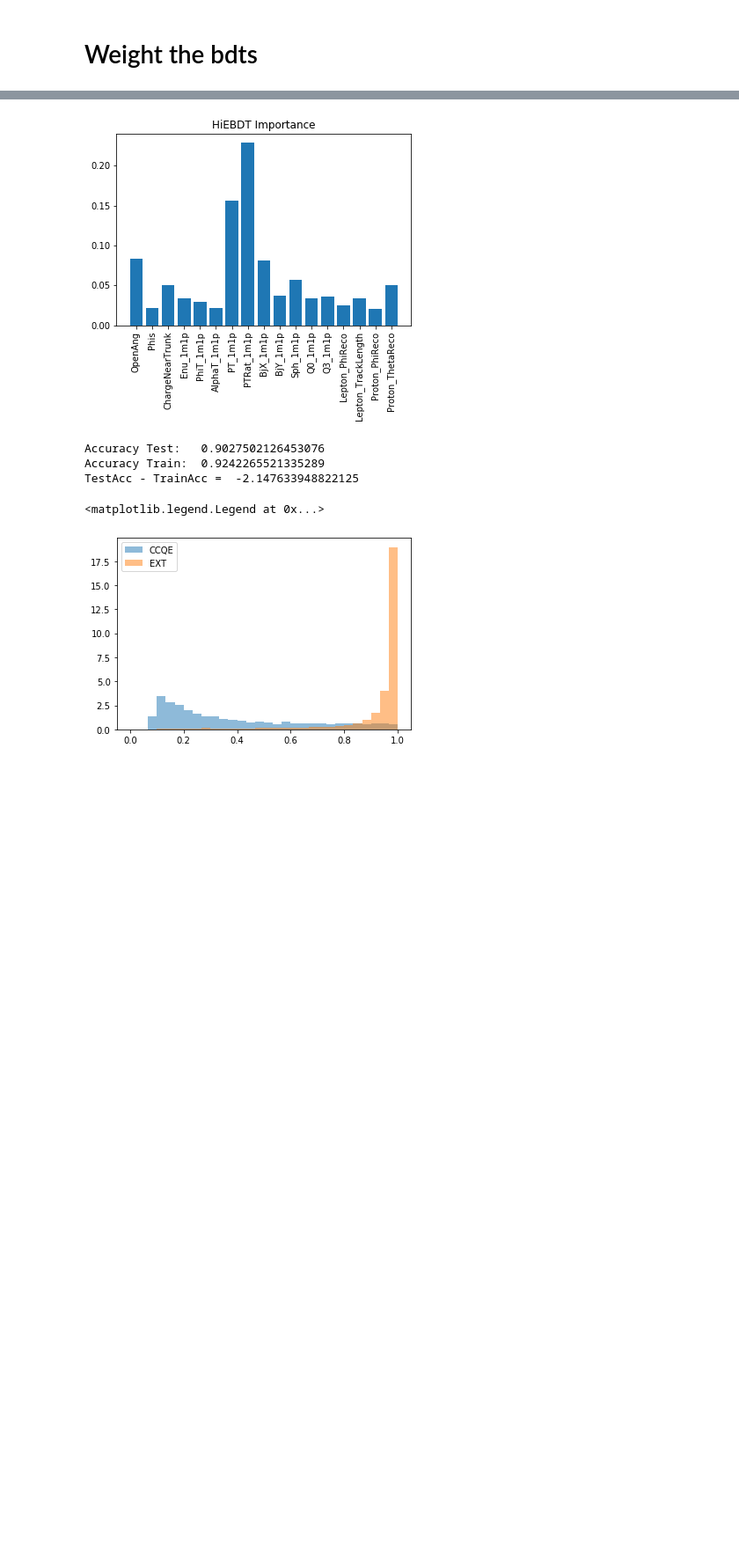
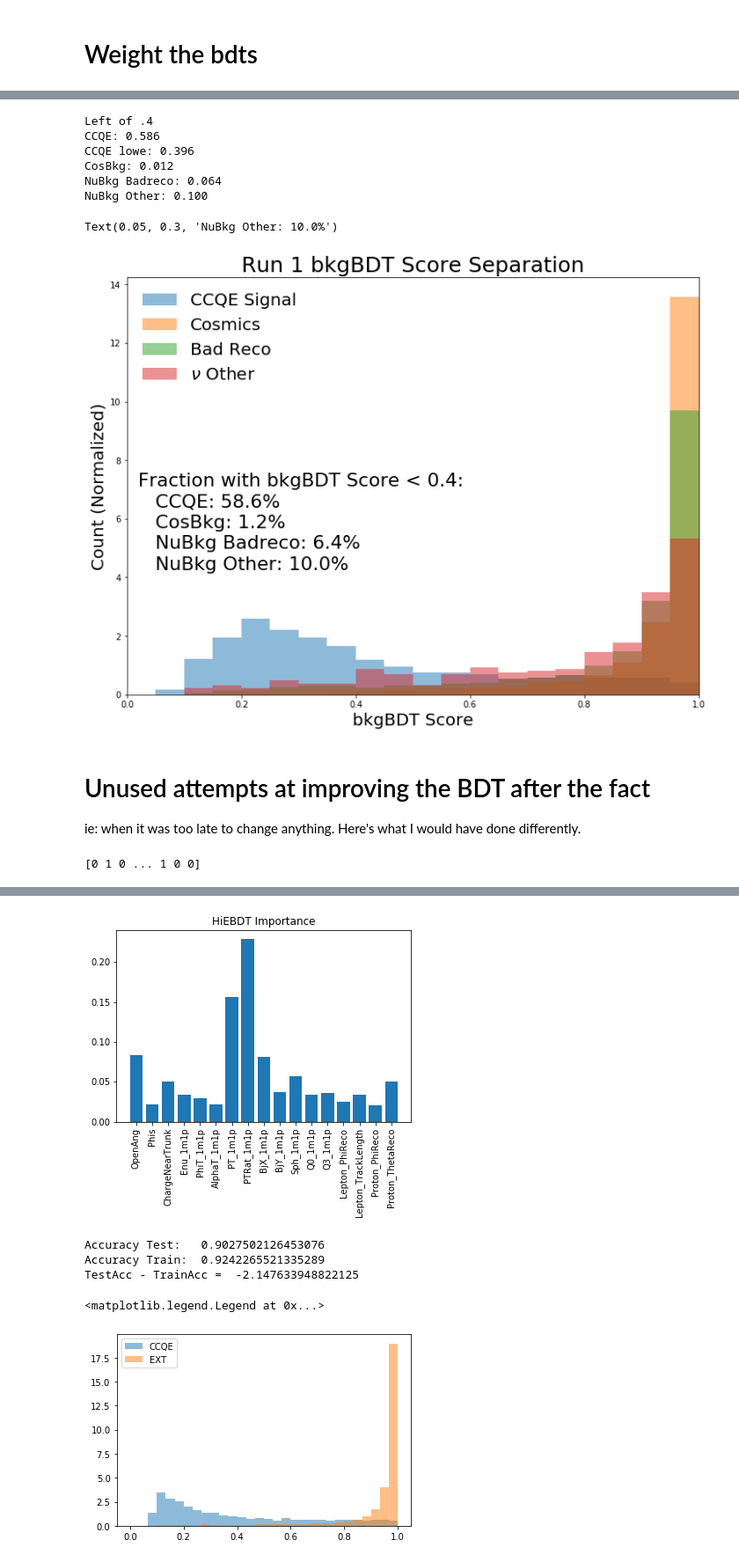
Before and after one commit to LArbys/1L1PSelection, a Jupyter notebook: Notebooks/DL_BDTTraining_1mu1p-prime.ipynb, the cells around one changed output, grey strips where cells are left out. Shown at 88% size. Saved outputs shown, nothing was run; the diff lists cells and outputs as text; code cells hidden in the pictures; blank space fills up the shorter version.

```diff
--- a/Notebooks/DL_BDTTraining_1mu1p-prime.ipynb
+++ b/Notebooks/DL_BDTTraining_1mu1p-prime.ipynb
@@ -237,0 +238,66 @@ myvars = vars_may13
+# %%
+fig,ax = plt.subplots(figsize=(12,9))
+ax.set_ylabel('Count (Normalized)',fontsize=20)
+ax.set_xlabel('bkgBDT Score',fontsize=20)
+ax.set_xlim(0,1)
+ax.set_title('Run 1 bkgBDT Score Separation',fontsize=25)
+
+bdt_score_ccqe = bkgBDT.predict_proba(df_ccqe_r1[myvars].values.tolist())
+bdt_score_ccqe_lowe = bkgBDT.predict_proba(df_ccqe_lowe_r1[myvars].values.tolist())
+bdt_score_cosbkg = bkgBDT.predict_proba(df_cosmic_r1[myvars].values.tolist())
+bdt_score_nubkg_badreco = bkgBDT.predict_proba(df_nubkg_r1.query("mc_label in ['badreco']")[myvars].values.tolist())
+bdt_score_nubkg_other = bkgBDT.predict_proba(df_nubkg_r1.query("mc_label not in ['badreco']")[myvars].values.tolist())
+#bdt_score_nlmp = bkgBDT.predict_proba(df_nlmp_r1[myvars].values.tolist())
+
+
+hccqe,_ = np.histogram(bdt_score_ccqe[:,0],10,(0,1))
+hccqelowe,_ = np.histogram(bdt_score_ccqe_lowe[:,0],10,(0,1))
+hcos,_ = np.histogram(bdt_score_cosbkg[:,0],10,(0,1))
+hnu_badreco,_ = np.histogram(bdt_score_nubkg_badreco[:,0],10,(0,1))
+hnu_other,_ = np.histogram(bdt_score_nubkg_other[:,0],10,(0,1))
+#hnlmp,_ = np.histogram(bdt_score_nlmp[:,0],10,(0,1))
+
+print('Left of .4')
+ccqe_eff = hccqe[:4].sum()/float(hccqe.sum())
+print('CCQE: %.3f'%(ccqe_eff))
+print('CCQE lowe: %.3f'%(hccqelowe[:4].sum()/float(hccqelowe.sum())))
+cosmics_eff = hcos[:4].sum()/float(hcos.sum())
+print('CosBkg: %.3f'%(cosmics_eff))
+badreco_eff = hnu_badreco[:4].sum()/float(hnu_badreco.sum())
+print('NuBkg Badreco: %.3f'%(badreco_eff))
+other_eff = hnu_other[:4].sum()/float(hnu_other.sum())
+print('NuBkg Other: %.3f'%(other_eff))
+#print('nLmP: %.3f'%(hnlmp[:4].sum()/float(hnlmp.sum())))
+
+_ = plt.hist(bdt_score_ccqe[:,0],20,(0,1),alpha = .5,density=1,label='CCQE Signal')
+_ = plt.hist(bdt_score_cosbkg[:,0],20,(0,1),alpha = .5,density=1,label='Cosmics')
+_ = plt.hist(bdt_score_nubkg_badreco[:,0],20,(0,1),alpha = .5,density=1,label='Bad Reco')
+_ = plt.hist(bdt_score_nubkg_other[:,0],20,(0,1),alpha = .5,density=1,label=r'$\nu$ Other')
+
+ax.legend(fontsize=20,frameon=False)
+
+#left of .4
+# 60% CCQE signal efficiency
+# 55% CCQE lowE (<400MeV) signal efficiency
+# 1% Cosmic Background efficiency
+# 5% Nu Background efficiency
+# 2% Non 1L1P efficiency
+
+
+ax.annotate('Fraction with bkgBDT Score < 0.4:',xy=(.02,.5), xycoords='axes fraction',fontsize=22)
+ax.annotate('CCQE: %.1f'%(ccqe_eff*100)+'%',xy=(.05,.45), xycoords='axes fraction',fontsize=22)
+ax.annotate('CosBkg: %.1f'%(cosmics_eff*100)+'%',xy=(.05,.4), xycoords='axes fraction',fontsize=22)
+ax.annotate('NuBkg Badreco: %.1f'%(badreco_eff*100)+'%',xy=(.05,.35), xycoords='axes fraction',fontsize=22)
+ax.annotate('NuBkg Other: %.1f'%(other_eff*100)+'%',xy=(.05,.3), xycoords='axes fraction',fontsize=22)
+# %% [output]
+Left of .4
+CCQE: 0.586
+CCQE lowe: 0.396
+CosBkg: 0.012
+NuBkg Badreco: 0.064
+NuBkg Other: 0.100
+Text(0.05, 0.3, 'NuBkg Other: 10.0%')
+[figure, added]
+# %% [markdown]
+#  Unused attempts at improving the BDT after the fact
+ie: when it was too late to change anything. Here's what I would have done differently.
@@ -237,0 +341,4 @@ myvars = vars_may13
+# %%
+print(y_train)
+# %% [output]
+[0 1 0 ... 1 0 0]
```
Also changed, not shown: parts of 42 cells of this notebook, 5 other files.
